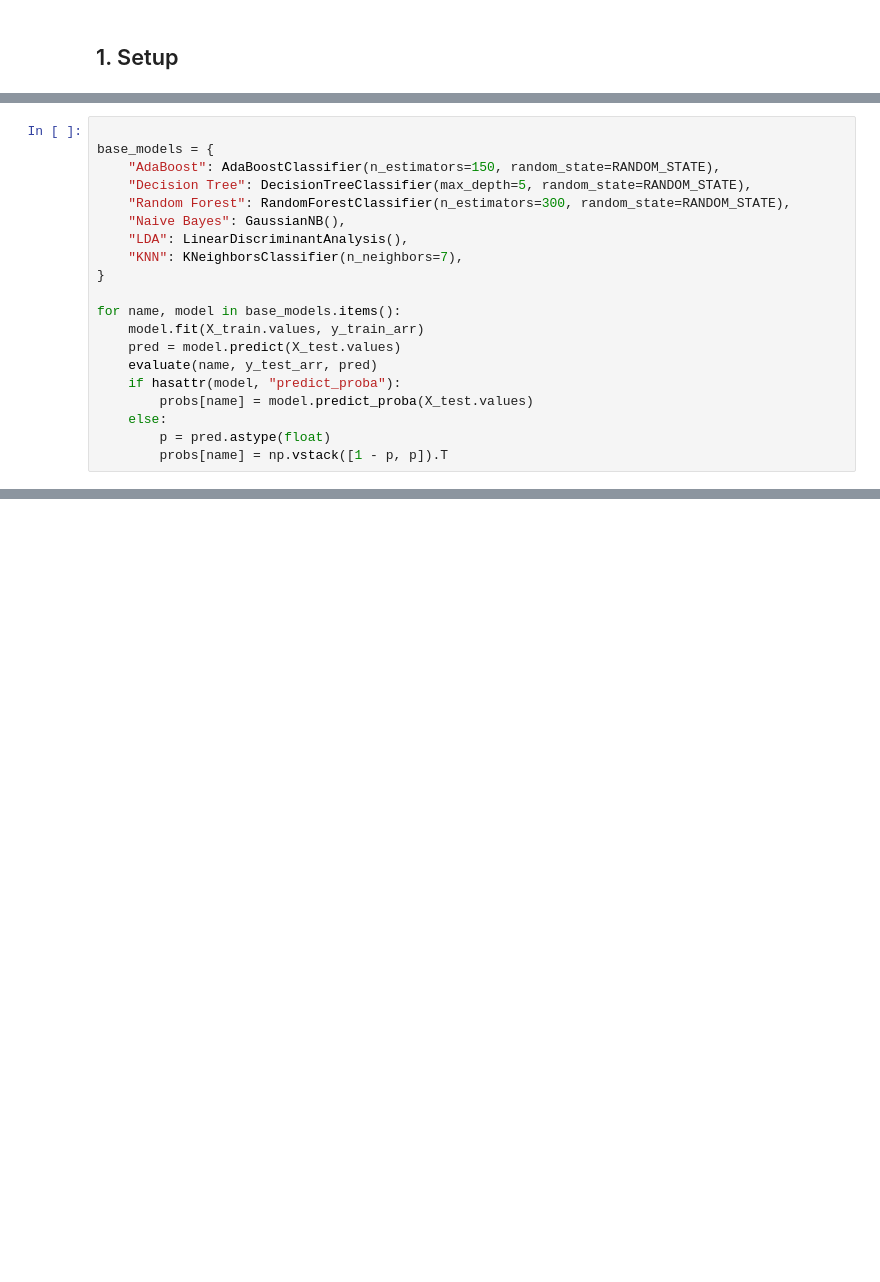
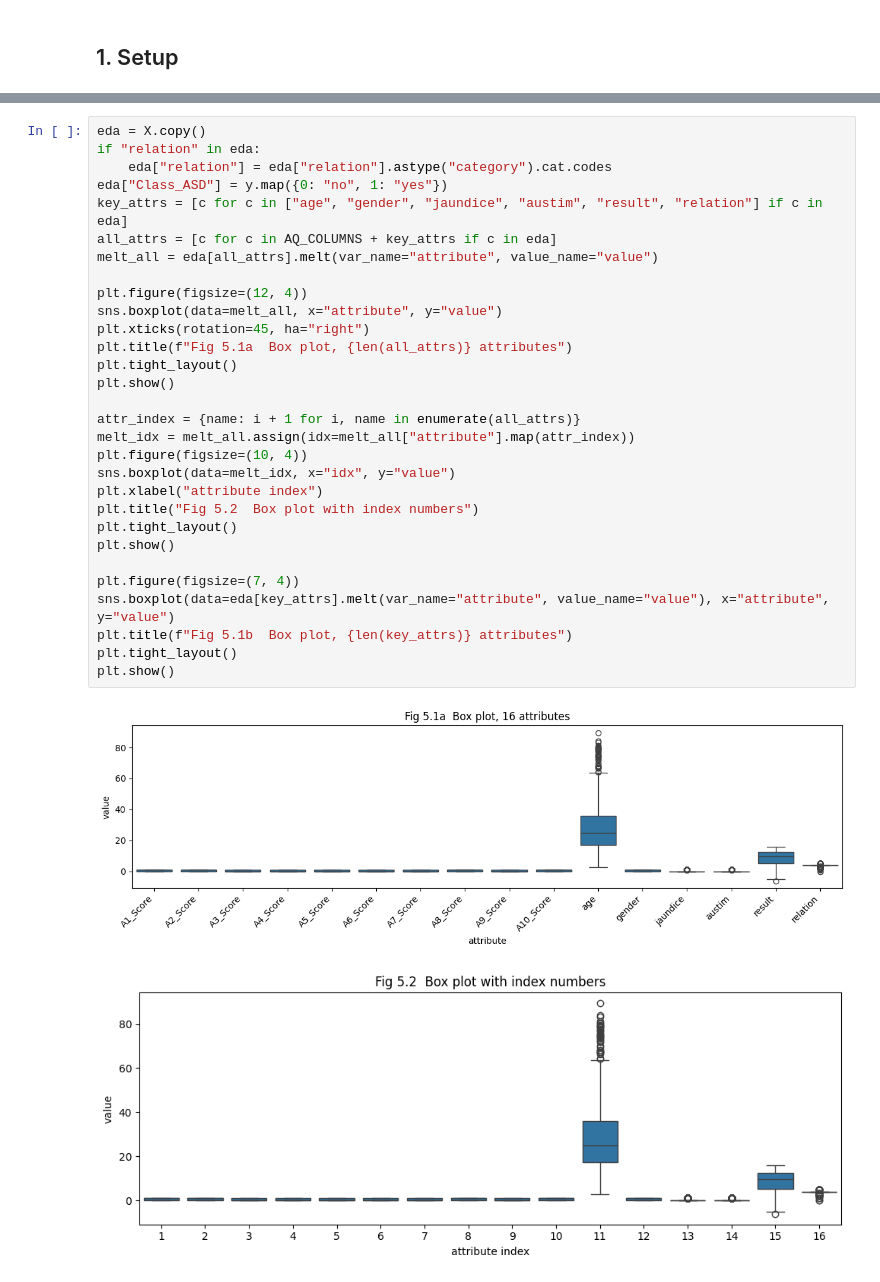
Before and after one commit to Paprii/MSc_Early_ASD_Detection, a Jupyter notebook: ASD_detection.ipynb, the cells around one changed output, grey strips where cells are left out. Drawn from its saved outputs; the diff is of its cells as text; blank space fills up the shorter version.

```diff
--- a/ASD_detection.ipynb
+++ b/ASD_detection.ipynb
@@ -346,20 +25,0 @@ AdaBoost, Decision Tree, Random Forest, Naive Bayes, LDA, and KNN, as listed in
-# %%
-
-base_models = {
-    "AdaBoost": AdaBoostClassifier(n_estimators=150, random_state=RANDOM_STATE),
-    "Decision Tree": DecisionTreeClassifier(max_depth=5, random_state=RANDOM_STATE),
-    "Random Forest": RandomForestClassifier(n_estimators=300, random_state=RANDOM_STATE),
-    "Naive Bayes": GaussianNB(),
-    "LDA": LinearDiscriminantAnalysis(),
-    "KNN": KNeighborsClassifier(n_neighbors=7),
-}
-
-for name, model in base_models.items():
-    model.fit(X_train.values, y_train_arr)
-    pred = model.predict(X_test.values)
-    evaluate(name, y_test_arr, pred)
-    if hasattr(model, "predict_proba"):
-        probs[name] = model.predict_proba(X_test.values)
-    else:
-        p = pred.astype(float)
-        probs[name] = np.vstack([1 - p, p]).T
@@ -521,0 +212,33 @@ plt.show()
+# %%
+eda = X.copy()
+if "relation" in eda:
+    eda["relation"] = eda["relation"].astype("category").cat.codes
+eda["Class_ASD"] = y.map({0: "no", 1: "yes"})
+key_attrs = [c for c in ["age", "gender", "jaundice", "austim", "result", "relation"] if c in eda]
+all_attrs = [c for c in AQ_COLUMNS + key_attrs if c in eda]
+melt_all = eda[all_attrs].melt(var_name="attribute", value_name="value")
+
+plt.figure(figsize=(12, 4))
+sns.boxplot(data=melt_all, x="attribute", y="value")
+plt.xticks(rotation=45, ha="right")
+plt.title(f"Fig 5.1a  Box plot, {len(all_attrs)} attributes")
+plt.tight_layout()
+plt.show()
+
+attr_index = {name: i + 1 for i, name in enumerate(all_attrs)}
+melt_idx = melt_all.assign(idx=melt_all["attribute"].map(attr_index))
+plt.figure(figsize=(10, 4))
+sns.boxplot(data=melt_idx, x="idx", y="value")
+plt.xlabel("attribute index")
+plt.title("Fig 5.2  Box plot with index numbers")
+plt.tight_layout()
+plt.show()
+
+plt.figure(figsize=(7, 4))
+sns.boxplot(data=eda[key_attrs].melt(var_name="attribute", value_name="value"), x="attribute", y="value")
+plt.title(f"Fig 5.1b  Box plot, {len(key_attrs)} attributes")
+plt.tight_layout()
+plt.show()
+# %% [output]
+[figure, added]
+[figure, added]
```
Also changed, not shown: parts of 56 cells of this notebook.
